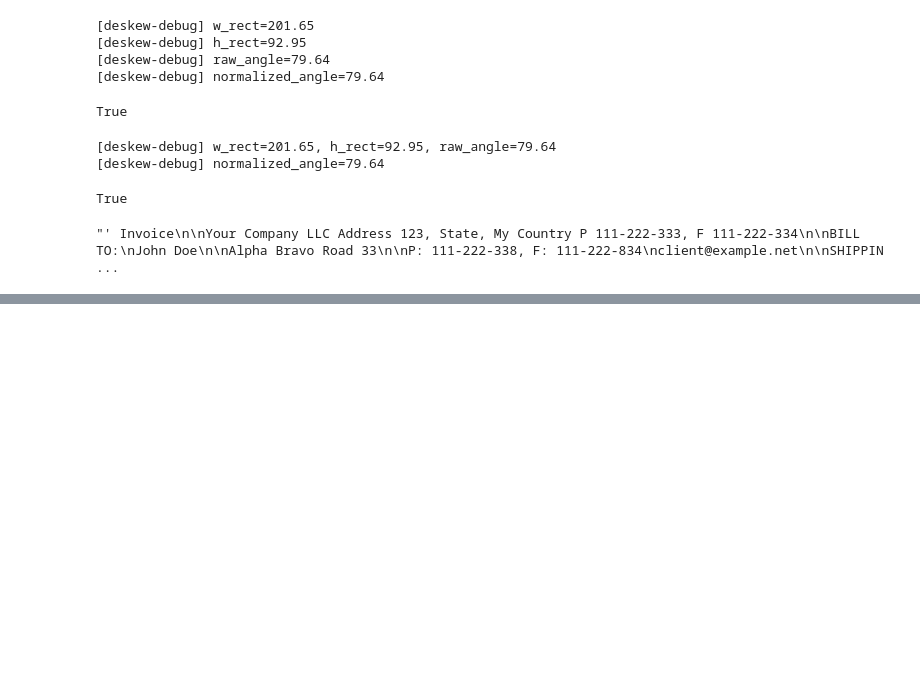
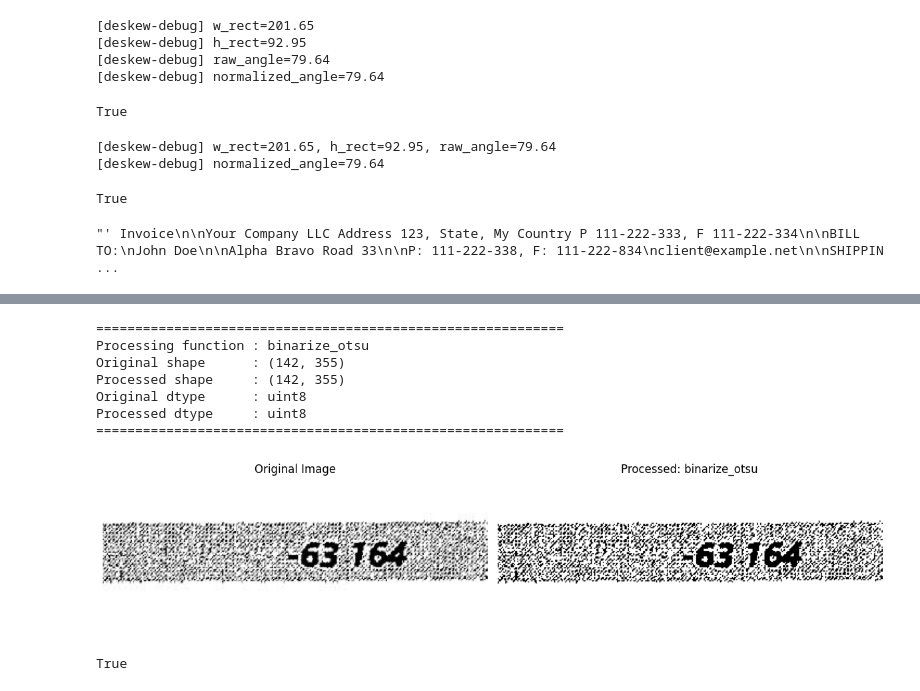
Before and after one commit to aymanmohamed043/OCR-Pipeline, a Jupyter notebook: ocr_pipeline.ipynb, the cells around one changed output, grey strips where cells are left out. Cells and saved outputs as stored; diff of their text form; code cells hidden in the pictures; blank space fills up the shorter version.

```diff
--- a/ocr_pipeline.ipynb
+++ b/ocr_pipeline.ipynb
@@ -328,0 +423,16 @@ invoice_text
+# %%
+num_bin = debug_preprocessing_step(image=num_gray, processing_function=binarize_otsu)
+# %% [output]
+============================================================
+Processing function : binarize_otsu
+Original shape      : (142, 355)
+Processed shape     : (142, 355)
+Original dtype      : uint8
+Processed dtype     : uint8
+============================================================
+[figure, added]
+# %%
+cv.imwrite("num_gray.png", num_gray)
+cv.imwrite("num_bin.png", num_bin)
+# %% [output]
+True
```
Also changed, not shown: parts of 11 cells of this notebook, 17 other files.
